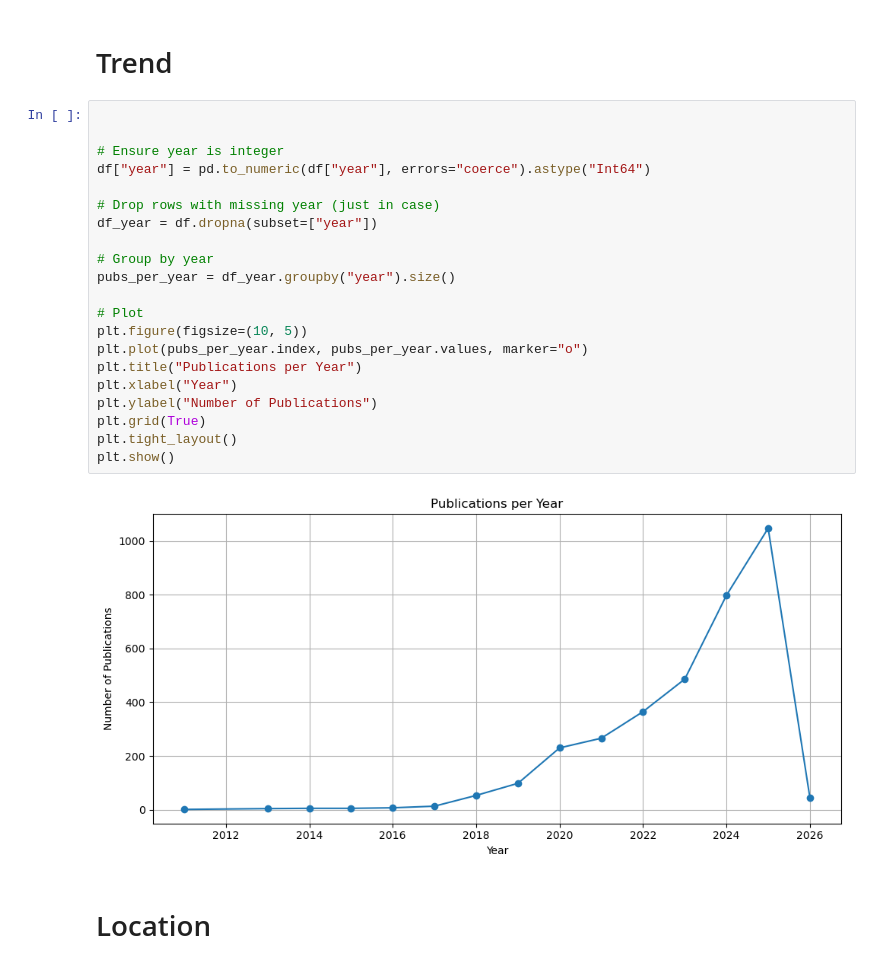
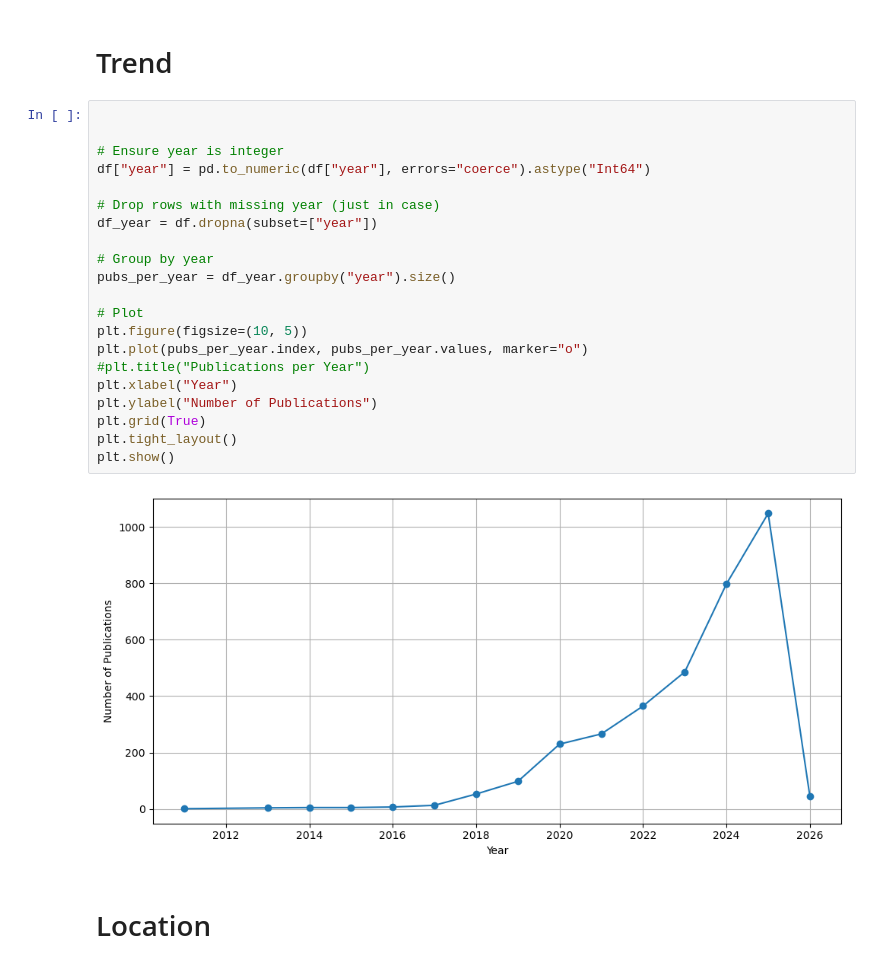
Before and after one commit to MSCA-DN-Digital-Finance/WP3_eXplainable_and_Fair_AI, a Jupyter notebook: IRP1/Code/historical_finance_project/251211_bibliometric_analysis.ipynb, the cells around one changed output. Saved outputs shown, nothing was run; the diff lists cells and outputs as text.

```diff
--- a/IRP1/Code/historical_finance_project/251211_bibliometric_analysis.ipynb
+++ b/IRP1/Code/historical_finance_project/251211_bibliometric_analysis.ipynb
@@ -40,26 +40,26 @@ Index(['note', 'source', 'publication_stage', 'type', 'correspondence_address',
 # %%
 
 
 # Ensure year is integer
 df["year"] = pd.to_numeric(df["year"], errors="coerce").astype("Int64")
 
 # Drop rows with missing year (just in case)
 df_year = df.dropna(subset=["year"])
 
 # Group by year
 pubs_per_year = df_year.groupby("year").size()
 
 # Plot
 plt.figure(figsize=(10, 5))
 plt.plot(pubs_per_year.index, pubs_per_year.values, marker="o")
-plt.title("Publications per Year")
+#plt.title("Publications per Year")
 plt.xlabel("Year")
 plt.ylabel("Number of Publications")
 plt.grid(True)
 plt.tight_layout()
 plt.show()
 # %% [output]
-[figure, old version]
+[figure, new version]
 # %% [markdown]
 # Location
 # %%
```
Also changed, not shown: parts of 6 cells of this notebook.
